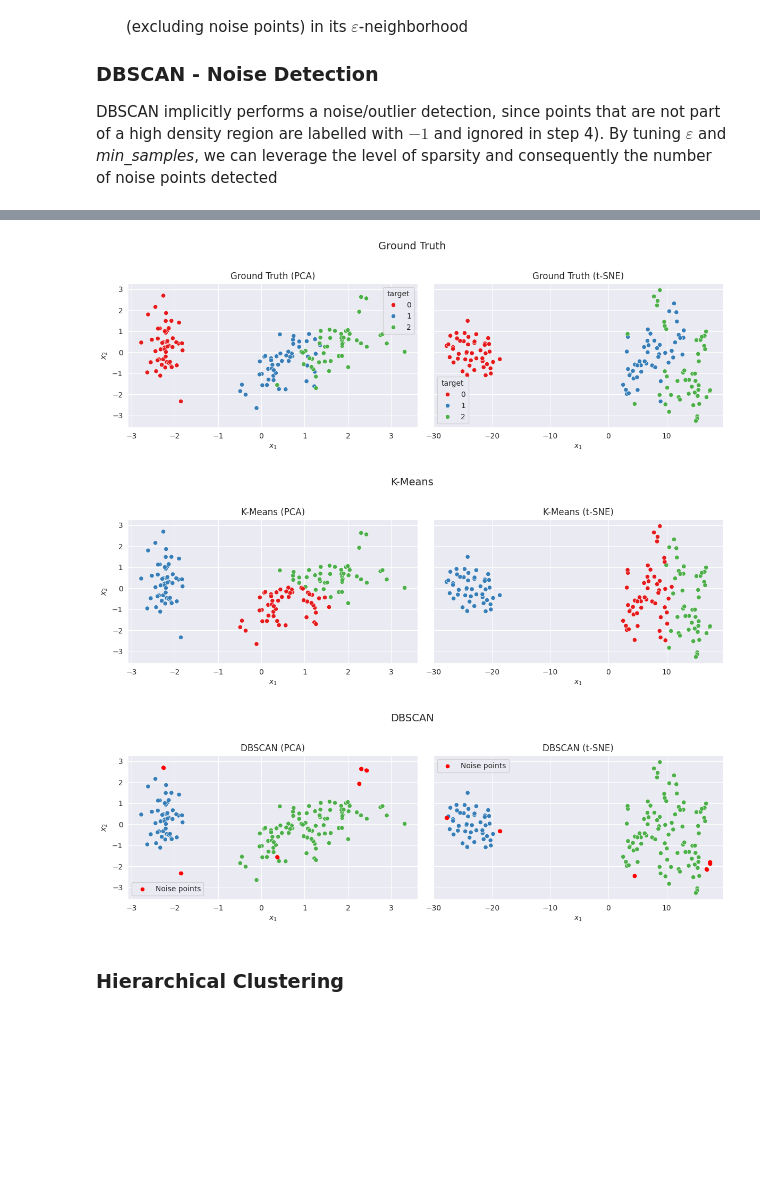
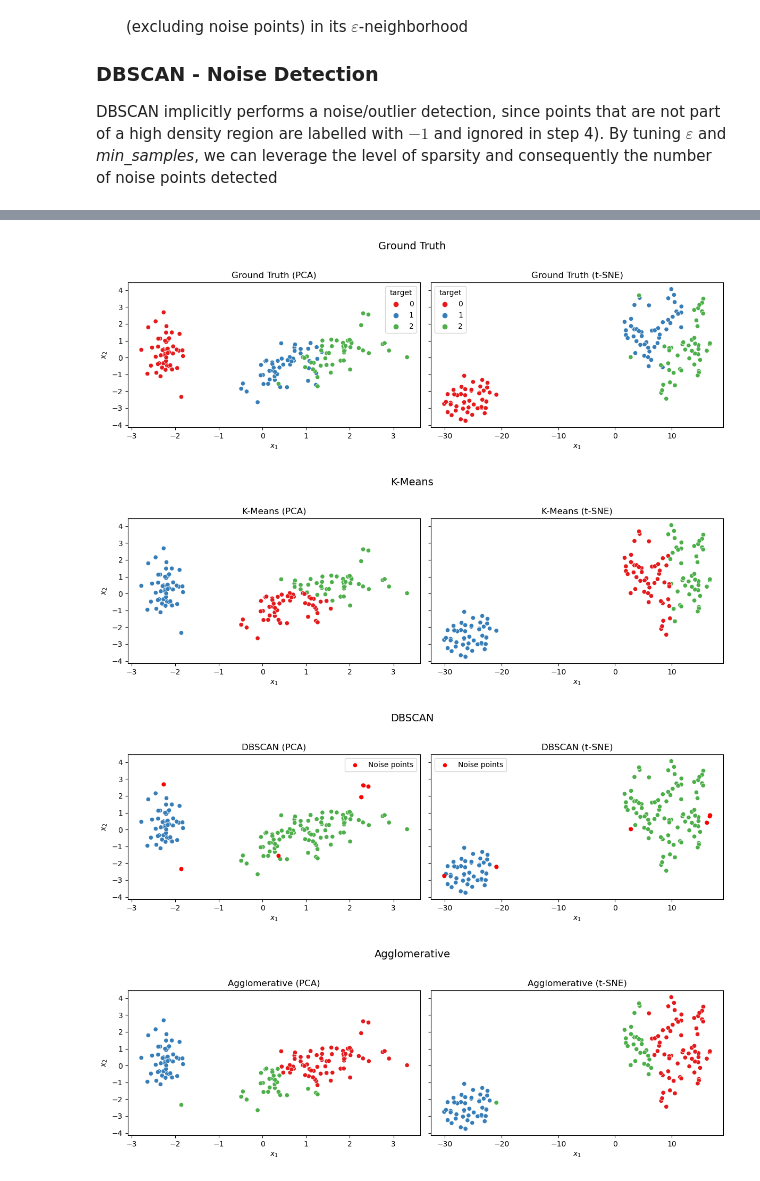
Before and after one commit to MAL-TO/Workshop-ML, a Jupyter notebook: lab04/main.ipynb, the cells around one changed output, grey strips where cells are left out. Saved outputs shown, nothing was run; the diff lists cells and outputs as text; code cells hidden in the pictures; blank space fills up the shorter version.

```diff
--- a/lab04/main.ipynb
+++ b/lab04/main.ipynb
@@ -220,5 +249,7 @@ DBSCAN implicitly performs a noise/outlier detection, since points that are not
 # %%
-from sklearn.cluster import KMeans, DBSCAN
+from sklearn.cluster import KMeans, DBSCAN, AgglomerativeClustering
+from scipy.cluster.hierarchy import dendrogram, linkage
+
 
 # K-Means
 km = KMeans(n_clusters=3, random_state=0)
@@ -233,6 +264,13 @@ labelings = {
     "K-Means":      kmeans_labels,
     "DBSCAN":       dbs_labels,
 }
+
+
+# Agglomerative Clustering
+agg = AgglomerativeClustering(n_clusters=3)
+agg_labels = agg.fit_predict(iris_scaled_df)
+
+labelings["Agglomerative"] = agg_labels
 
 for name, labels in labelings.items():
     fig, axes = plt.subplots(1, 2, figsize=(12, 4), sharey=True)
@@ -249,35 +287,34 @@ for name, labels in labelings.items():
     # t-SNE subplot
     sns.scatterplot(
         x=iris_tsne[:, 0], y=iris_tsne[:, 1],
         hue=labels, palette="Set1", ax=axes[1], legend=(name=="Ground Truth")
     )
     axes[1].set_title(f"{name} (t-SNE)")
     axes[1].set_xlabel("$x_1$")
     axes[1].set_ylabel("$x_2$")
 
     if name == "DBSCAN":
         noise_mask = (labels == -1)
 
         # Noise points on PCA
         axes[0].scatter(
             iris_pca[noise_mask, 0], iris_pca[noise_mask, 1],
             c='r', marker='o', s=20, label='Noise points'
         )
         # Noise points on t-SNE
         axes[1].scatter(
             iris_tsne[noise_mask, 0], iris_tsne[noise_mask, 1],
             c='r', marker='o', s=20, label='Noise points'
         )
 
         axes[0].legend(loc='best')
         axes[1].legend(loc='best')
 
     plt.suptitle(name, fontsize=14, y=1.02)
     plt.tight_layout()
     plt.show()
 # %% [output]
-[figure, old version]
+[figure, new version]
-[figure, old version]
+[figure, new version]
-[figure, old version]
+[figure, new version]
+[figure, added]
-# %% [markdown]
-### Hierarchical Clustering
```
Also changed, not shown: parts of 16 cells of this notebook.
